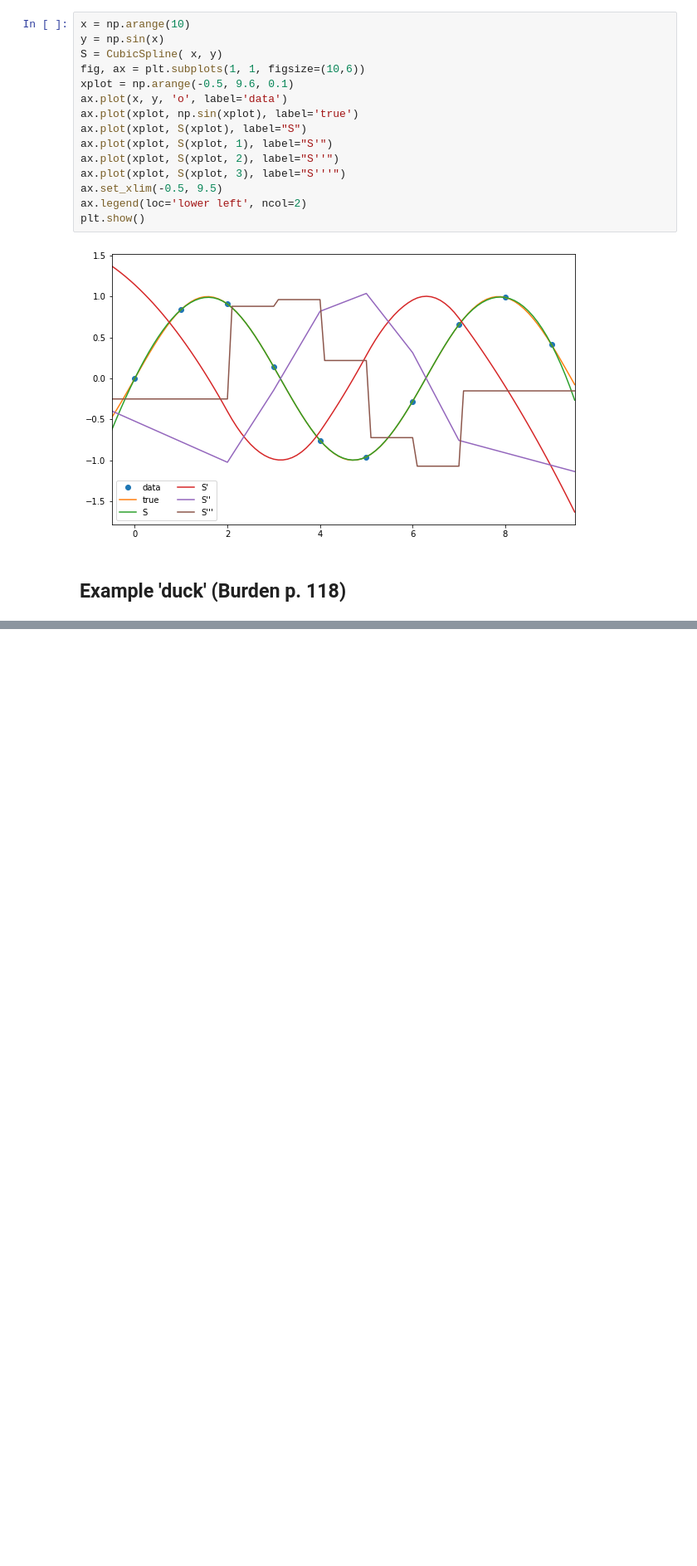
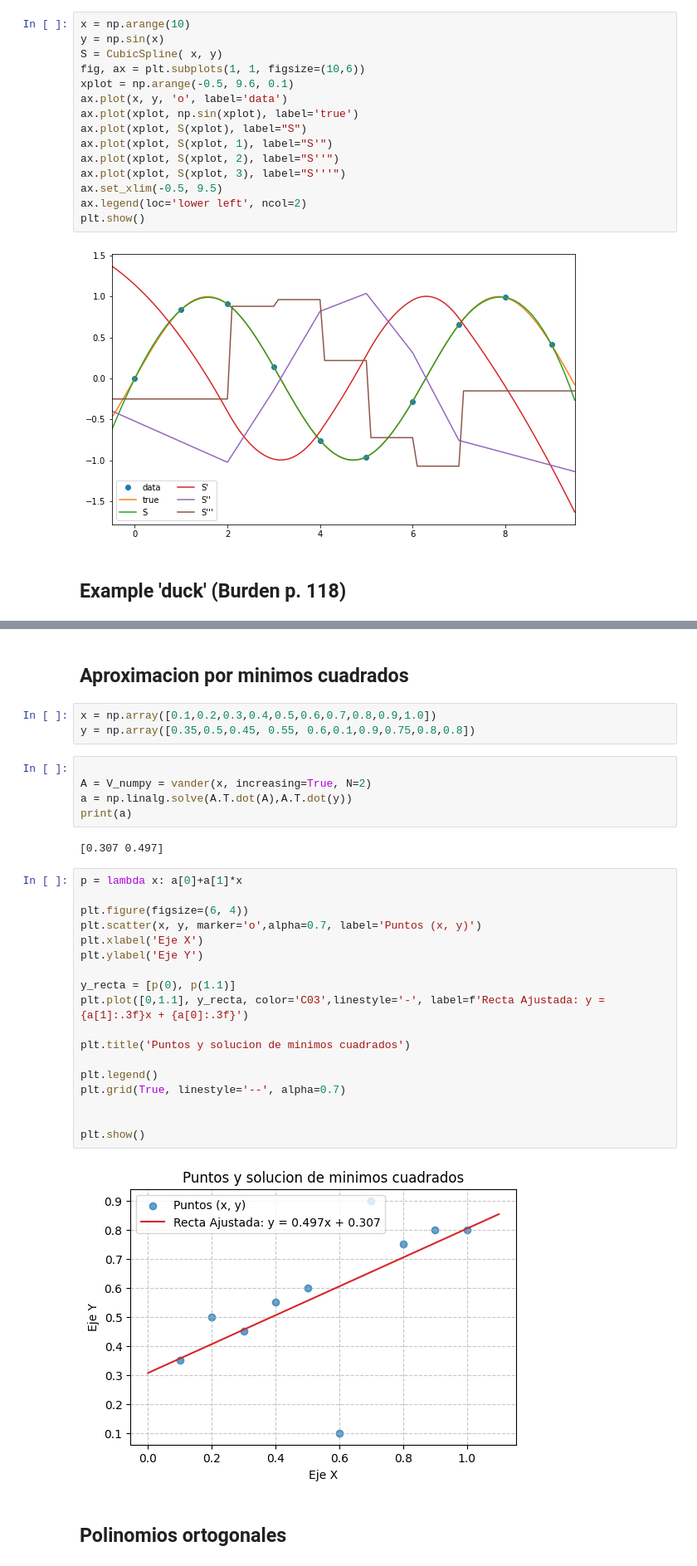
Before and after one commit to ManuelSanchezUribe/MAT2605_UC, a Jupyter notebook: Jupyter_notebooks_clases/Capitulo5_Approximacion_de_funciones.ipynb, the cells around one changed output, grey strips where cells are left out. Shown at 83% size. Drawn from its saved outputs; the diff is of its cells as text; blank space fills up the shorter version.

```diff
--- a/Jupyter_notebooks_clases/Capitulo5_Approximacion_de_funciones.ipynb
+++ b/Jupyter_notebooks_clases/Capitulo5_Approximacion_de_funciones.ipynb
@@ -776,0 +668,34 @@ plt.show()
+# %% [markdown]
+## Aproximacion por minimos cuadrados
+# %%
+x = np.array([0.1,0.2,0.3,0.4,0.5,0.6,0.7,0.8,0.9,1.0])
+y = np.array([0.35,0.5,0.45, 0.55, 0.6,0.1,0.9,0.75,0.8,0.8])
+# %%
+
+A = V_numpy = vander(x, increasing=True, N=2)
+a = np.linalg.solve(A.T.dot(A),A.T.dot(y))
+print(a)
+# %% [output]
+[0.307 0.497]
+# %%
+p = lambda x: a[0]+a[1]*x
+
+plt.figure(figsize=(6, 4))
+plt.scatter(x, y, marker='o',alpha=0.7, label='Puntos (x, y)')
+plt.xlabel('Eje X')
+plt.ylabel('Eje Y')
+
+y_recta = [p(0), p(1.1)]
+plt.plot([0,1.1], y_recta, color='C03',linestyle='-', label=f'Recta Ajustada: y = {a[1]:.3f}x + {a[0]:.3f}')
+
+plt.title('Puntos y solucion de minimos cuadrados')
+
+plt.legend()
+plt.grid(True, linestyle='--', alpha=0.7)
+
+
+plt.show()
+# %% [output]
+[figure, added]
+# %% [markdown]
+## Polinomios ortogonales
```
Also changed, not shown: parts of 25 cells of this notebook, 11 other files.
